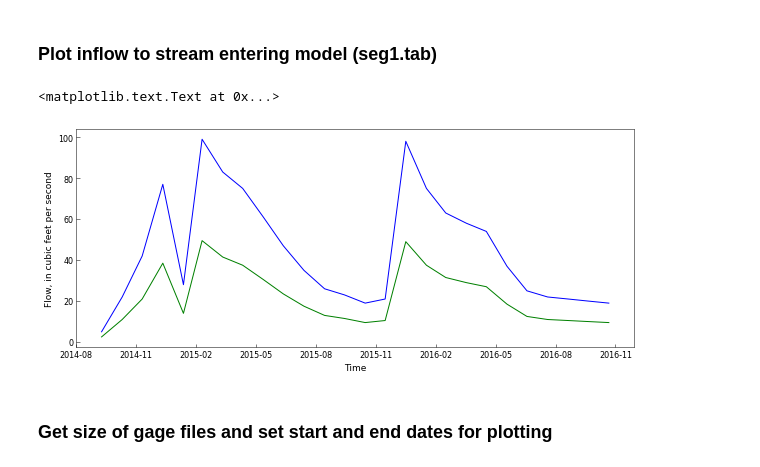
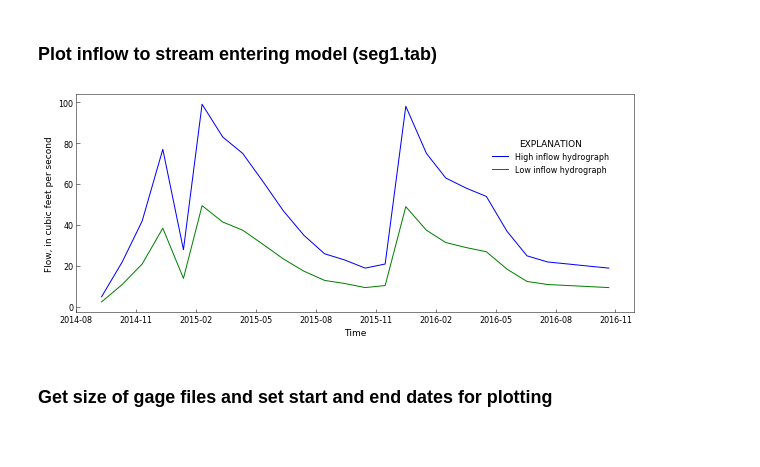
Before and after one commit to rniswon/mfnwt, a Jupyter notebook: Examples/AgWaterUse/Agwater1/notebook/Ag_ETdemand.ipynb, the cells around one changed output. Cells and saved outputs as stored; diff of their text form; code cells hidden in the pictures.

```diff
--- a/Examples/AgWaterUse/Agwater1/notebook/Ag_ETdemand.ipynb
+++ b/Examples/AgWaterUse/Agwater1/notebook/Ag_ETdemand.ipynb
@@ -56,28 +56,31 @@ fname2.close()
 # %%
 # set list of months
 nummonths = num_lines
 date_list = list()
 for i in range(0, nummonths):
     date_list.append(datetime.date(2014, 10, 1)+relativedelta(months=i))
 
 # plot inflows
 locator = mdates.MonthLocator()  # every month
 # Specify the format - %b gives us Jan, Feb...
 fmt = mdates.DateFormatter('%Y-%m')
 fig, ax = plt.subplots(1, 1, figsize=(10, 4))
 x = plt.gca().xaxis
 x.set_major_locator(locator)
 # Specify formatter
 x.set_major_formatter(fmt)
-ax.plot(date_list,seg1_high,color='b', linewidth=1.0)
-ax.plot(date_list,seg1_low,color='g', linewidth=1.0)
+ax.plot(date_list,seg1_high,color='b', linewidth=1.0, label='High inflow hydrograph')
+ax.plot(date_list,seg1_low,color='g', linewidth=1.0, label='Low inflow hydrograph')
 start, end = ax.get_xlim()
 ax.xaxis.set_ticks(np.arange(start, end, 90.0))
 ax.set_ylabel('Flow, in cubic feet per second')
 ax.set_xlabel('Time')
+# Set legend
+handles, labels = ax.get_legend_handles_labels()
+rf.legend(ax, handles, labels, bbox_to_anchor=(.85, 0.6))
+plt.savefig('Inflow_comp.pdf')
 # %% [output]
-<matplotlib.text.Text at 0x...>
-[figure, old version]
+[figure, new version]
 # %% [markdown]
 ### Get size of gage files and set start and end dates for plotting
 # %%
```
Also changed, not shown: parts of 3 cells of this notebook, 10 other files.
